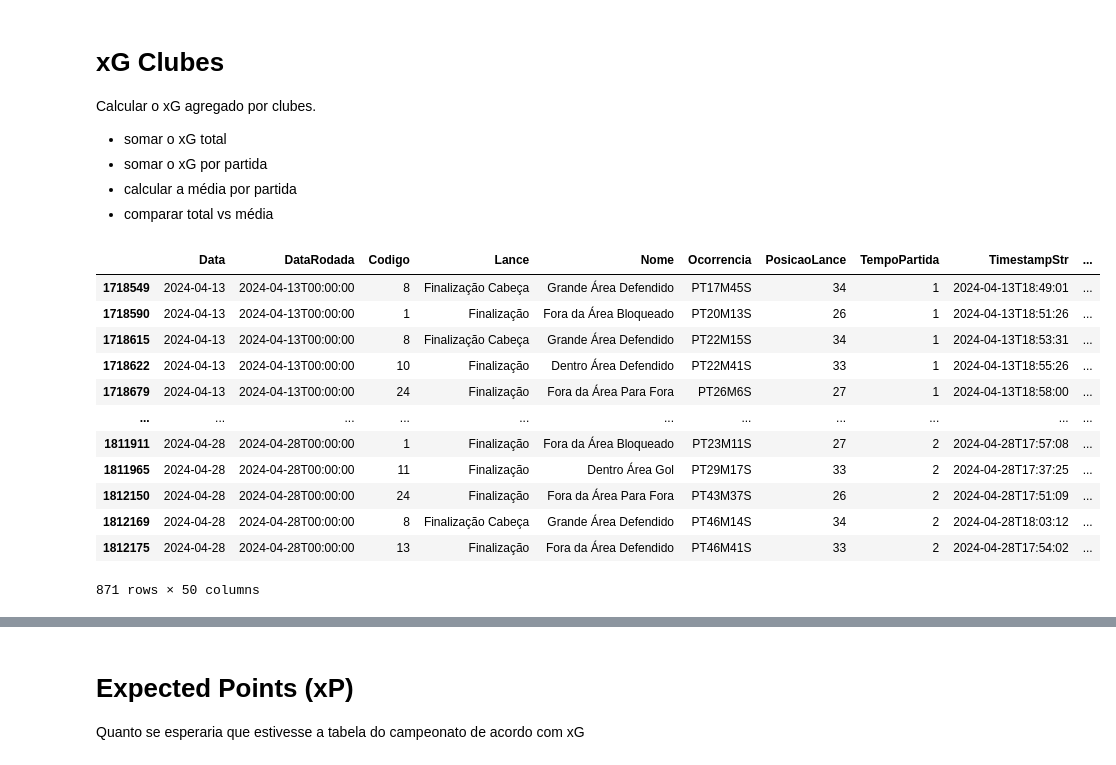
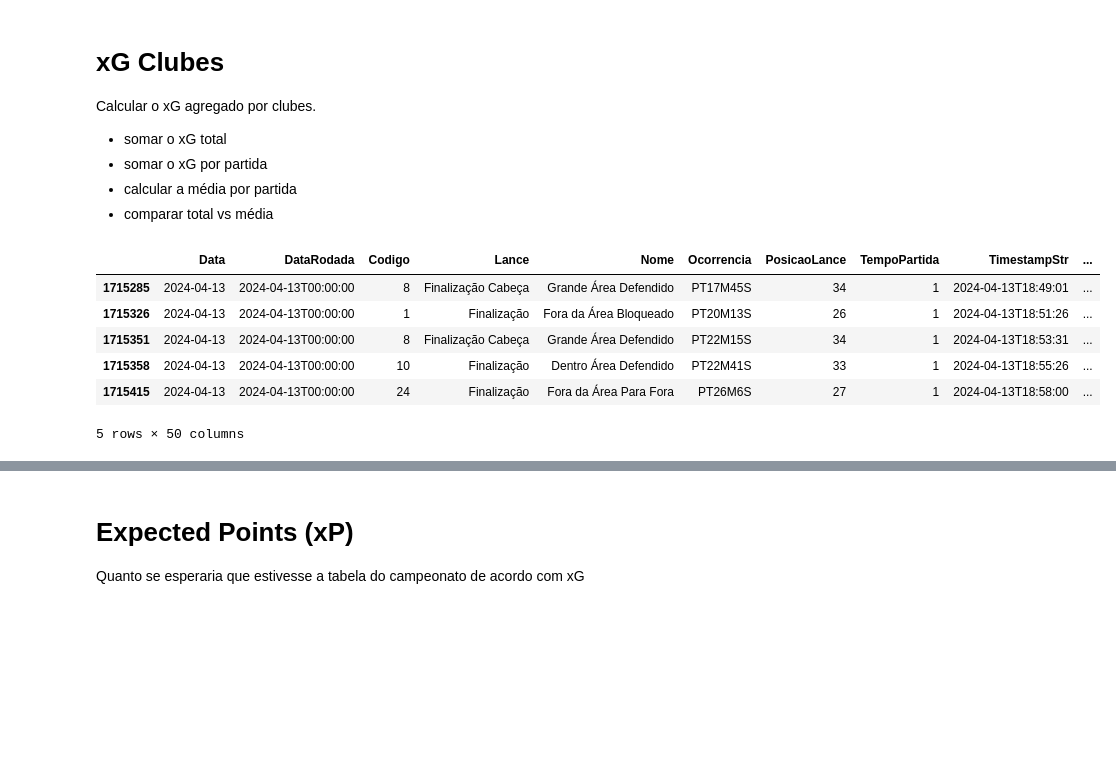
Before and after one commit to patalanov/gm-ml, a Jupyter notebook: xG_v3.ipynb, the cells around one changed output, grey strips where cells are left out. Drawn from its saved outputs; the diff is of its cells as text; code cells hidden in the pictures; blank space fills up the shorter version.

```diff
--- a/xG_v3.ipynb
+++ b/xG_v3.ipynb
@@ -1418,21 +1416,15 @@ Calcular o xG agregado por clubes.
 - calcular a média por partida
 - comparar total vs média
 # %%
-df_brasileiro
+df_brasileiro.head()
 # %% [output]
 |  | Data | DataRodada | Codigo | Lance | Nome | Ocorrencia | PosicaoLance | TempoPartida | TimestampStr | ... |
-| 1718549 | 2024-04-13 | 2024-04-13T00:00:00 | 8 | Finalização Cabeça | Grande Área Defendido | PT17M45S | 34 | 1 | 2024-04-13T18:49:01 | ... |
-| 1718590 | 2024-04-13 | 2024-04-13T00:00:00 | 1 | Finalização | Fora da Área Bloqueado | PT20M13S | 26 | 1 | 2024-04-13T18:51:26 | ... |
-| 1718615 | 2024-04-13 | 2024-04-13T00:00:00 | 8 | Finalização Cabeça | Grande Área Defendido | PT22M15S | 34 | 1 | 2024-04-13T18:53:31 | ... |
-| 1718622 | 2024-04-13 | 2024-04-13T00:00:00 | 10 | Finalização | Dentro Área Defendido | PT22M41S | 33 | 1 | 2024-04-13T18:55:26 | ... |
-| 1718679 | 2024-04-13 | 2024-04-13T00:00:00 | 24 | Finalização | Fora da Área Para Fora | PT26M6S | 27 | 1 | 2024-04-13T18:58:00 | ... |
-| ... | ... | ... | ... | ... | ... | ... | ... | ... | ... | ... |
-| 1811911 | 2024-04-28 | 2024-04-28T00:00:00 | 1 | Finalização | Fora da Área Bloqueado | PT23M11S | 27 | 2 | 2024-04-28T17:57:08 | ... |
-| 1811965 | 2024-04-28 | 2024-04-28T00:00:00 | 11 | Finalização | Dentro Área Gol | PT29M17S | 33 | 2 | 2024-04-28T17:37:25 | ... |
-| 1812150 | 2024-04-28 | 2024-04-28T00:00:00 | 24 | Finalização | Fora da Área Para Fora | PT43M37S | 26 | 2 | 2024-04-28T17:51:09 | ... |
-| 1812169 | 2024-04-28 | 2024-04-28T00:00:00 | 8 | Finalização Cabeça | Grande Área Defendido | PT46M14S | 34 | 2 | 2024-04-28T18:03:12 | ... |
-| 1812175 | 2024-04-28 | 2024-04-28T00:00:00 | 13 | Finalização | Fora da Área Defendido | PT46M41S | 33 | 2 | 2024-04-28T17:54:02 | ... |
+| 1715285 | 2024-04-13 | 2024-04-13T00:00:00 | 8 | Finalização Cabeça | Grande Área Defendido | PT17M45S | 34 | 1 | 2024-04-13T18:49:01 | ... |
+| 1715326 | 2024-04-13 | 2024-04-13T00:00:00 | 1 | Finalização | Fora da Área Bloqueado | PT20M13S | 26 | 1 | 2024-04-13T18:51:26 | ... |
+| 1715351 | 2024-04-13 | 2024-04-13T00:00:00 | 8 | Finalização Cabeça | Grande Área Defendido | PT22M15S | 34 | 1 | 2024-04-13T18:53:31 | ... |
+| 1715358 | 2024-04-13 | 2024-04-13T00:00:00 | 10 | Finalização | Dentro Área Defendido | PT22M41S | 33 | 1 | 2024-04-13T18:55:26 | ... |
+| 1715415 | 2024-04-13 | 2024-04-13T00:00:00 | 24 | Finalização | Fora da Área Para Fora | PT26M6S | 27 | 1 | 2024-04-13T18:58:00 | ... |
-871 rows × 50 columns
+5 rows × 50 columns
 # %%
 # df_brasileiro[df_brasileiro.duplicated(['atleta_id','TimestampStr'], keep=False)]
 #df_brasileiro = df_brasileiro.drop_duplicates(subset=['atleta_id', 'TimestampStr'], keep=False)
```
Also changed, not shown: parts of 64 cells of this notebook, 31 other files.
